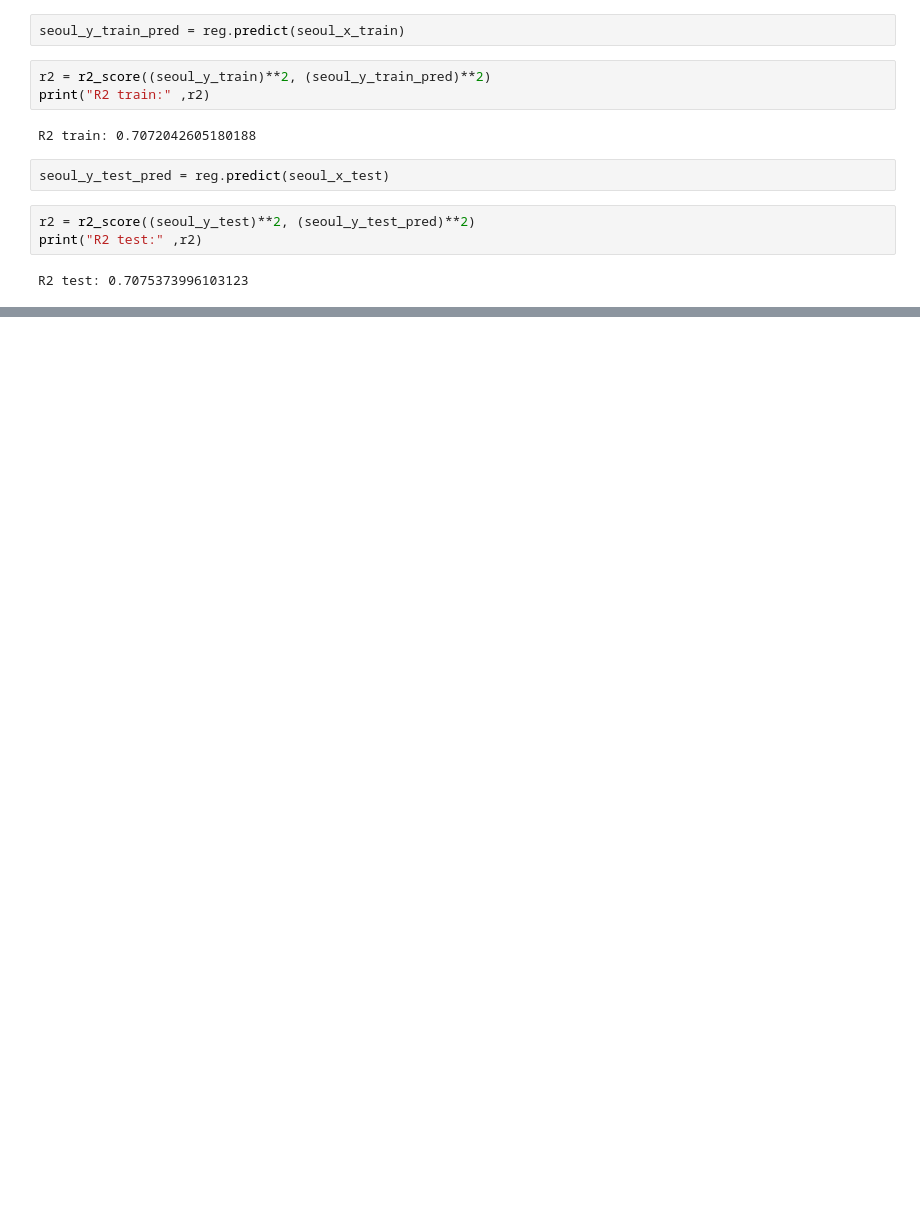
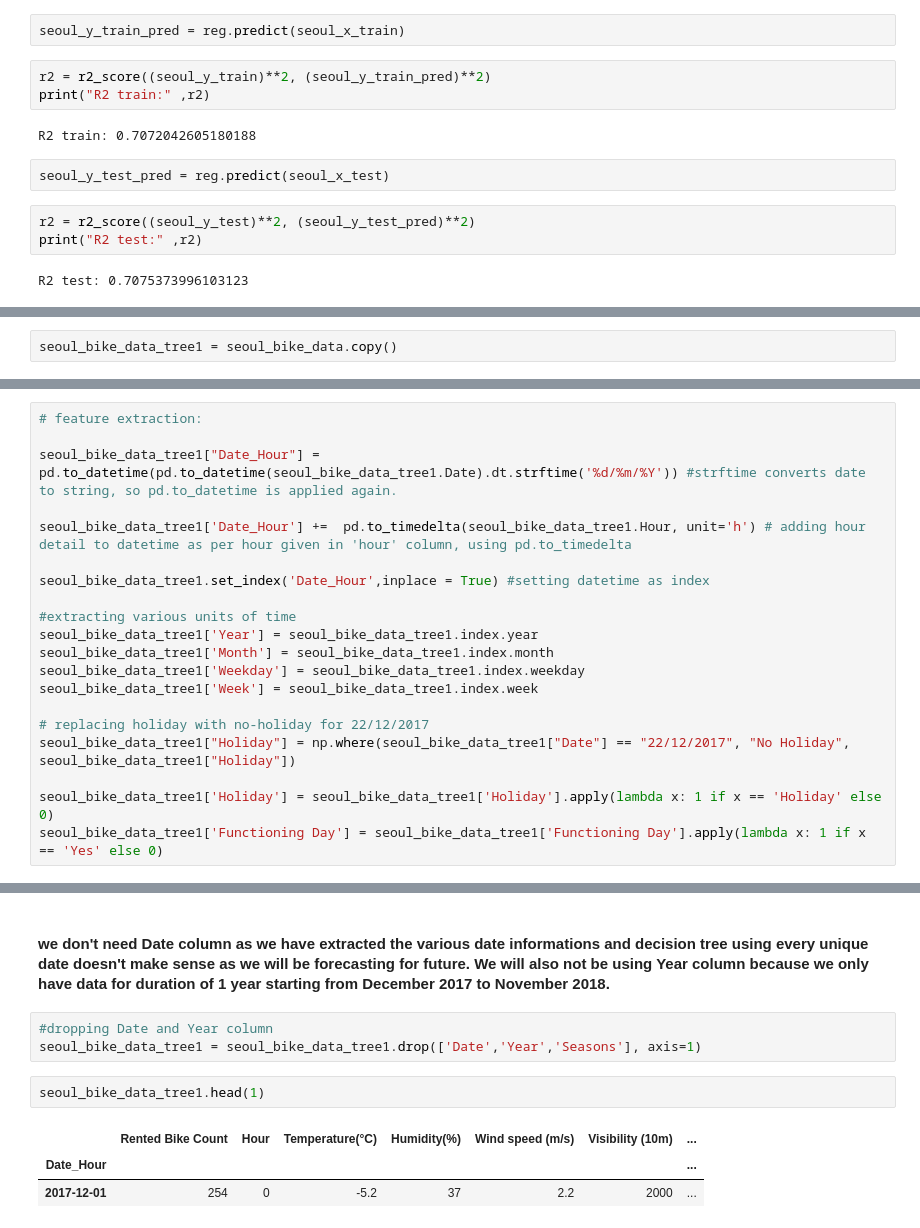
Before and after one commit to Abhi-nav0506/Capstone-Project---Bike-Sharing-Demand-Prediction--, a Jupyter notebook: Bike_Sharing_Demand_Prediction_Capstone_Project.ipynb, the cells around one changed output, grey strips where cells are left out. Cells and saved outputs as stored; diff of their text form; blank space fills up the shorter version.

```diff
--- a/Bike_Sharing_Demand_Prediction_Capstone_Project.ipynb
+++ b/Bike_Sharing_Demand_Prediction_Capstone_Project.ipynb
@@ -833,0 +836,2 @@ R2 test: 0.7075373996103123
+# %%
+seoul_bike_data_tree1 = seoul_bike_data.copy()
@@ -833,0 +847,20 @@ R2 test: 0.7075373996103123
+# %%
+# feature extraction:
+
+seoul_bike_data_tree1["Date_Hour"] = pd.to_datetime(pd.to_datetime(seoul_bike_data_tree1.Date).dt.strftime('%d/%m/%Y')) #strftime converts date to string, so pd.to_datetime is applied again.
+
+seoul_bike_data_tree1['Date_Hour'] +=  pd.to_timedelta(seoul_bike_data_tree1.Hour, unit='h') # adding hour detail to datetime as per hour given in 'hour' column, using pd.to_timedelta
+
+seoul_bike_data_tree1.set_index('Date_Hour',inplace = True) #setting datetime as index
+
+#extracting various units of time
+seoul_bike_data_tree1['Year'] = seoul_bike_data_tree1.index.year
+seoul_bike_data_tree1['Month'] = seoul_bike_data_tree1.index.month
+seoul_bike_data_tree1['Weekday'] = seoul_bike_data_tree1.index.weekday
+seoul_bike_data_tree1['Week'] = seoul_bike_data_tree1.index.week
+
+# replacing holiday with no-holiday for 22/12/2017
+seoul_bike_data_tree1["Holiday"] = np.where(seoul_bike_data_tree1["Date"] == "22/12/2017", "No Holiday", seoul_bike_data_tree1["Holiday"])
+
+seoul_bike_data_tree1['Holiday'] = seoul_bike_data_tree1['Holiday'].apply(lambda x: 1 if x == 'Holiday' else 0)
+seoul_bike_data_tree1['Functioning Day'] = seoul_bike_data_tree1['Functioning Day'].apply(lambda x: 1 if x == 'Yes' else 0)
@@ -833,0 +877,11 @@ R2 test: 0.7075373996103123
+# %% [markdown]
+#### we don't need Date column as we have extracted the various date informations and decision tree using every unique date doesn't make sense as we will be forecasting for future. We will also not be using Year column because we only have data for duration of 1 year starting from December 2017 to November 2018.
+# %%
+#dropping Date and Year column
+seoul_bike_data_tree1 = seoul_bike_data_tree1.drop(['Date','Year','Seasons'], axis=1)
+# %%
+seoul_bike_data_tree1.head(1)
+# %% [output]
+|  | Rented Bike Count | Hour | Temperature(°C) | Humidity(%) | Wind speed (m/s) | Visibility (10m) | ... |
+| Date_Hour |  |  |  |  |  |  | ... |
+| 2017-12-01 | 254 | 0 | -5.2 | 37 | 2.2 | 2000 | ... |
```
Also changed, not shown: parts of 35 cells of this notebook.
